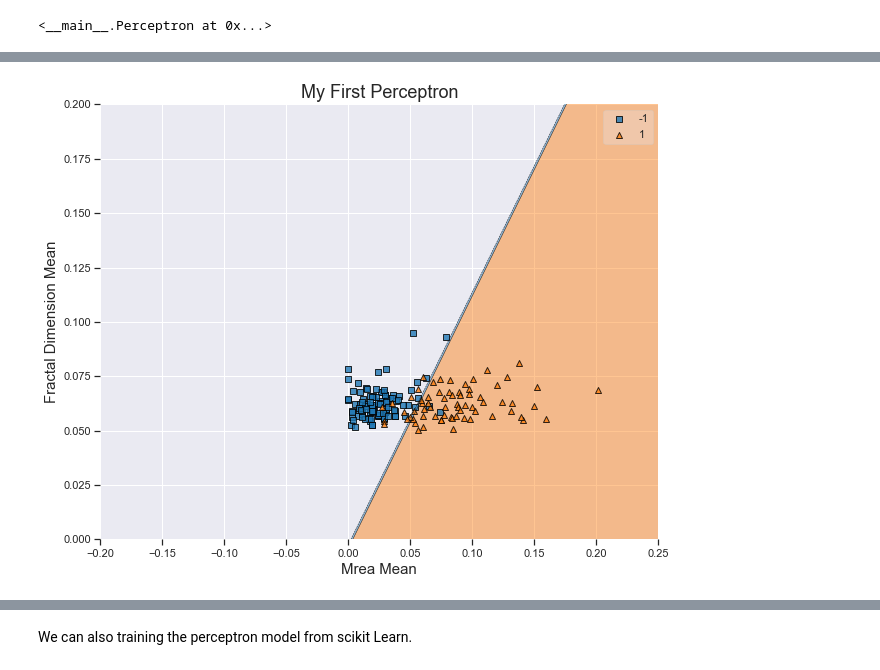
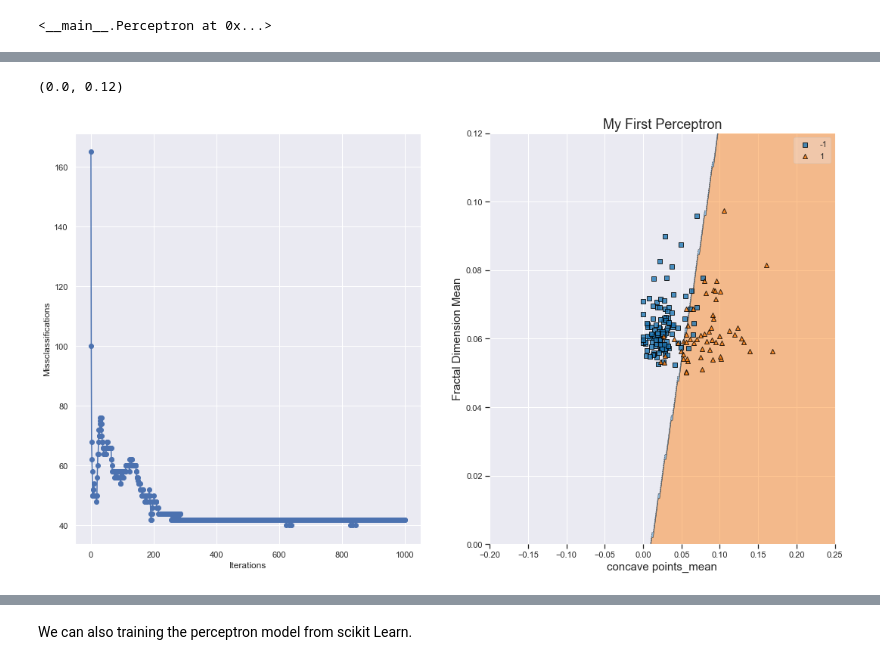
Before and after one commit to TrellixVulnTeam/ThanhLa_Data4319_2I89, a Jupyter notebook: 2. The Perceptron/source_2.ipynb, the cells around one changed output, grey strips where cells are left out. Cells and saved outputs as stored; diff of their text form; code cells hidden in the pictures.

```diff
--- a/2. The Perceptron/source_2.ipynb
+++ b/2. The Perceptron/source_2.ipynb
@@ -110,10 +134,15 @@ Classification Error = 0.07602339181286549
 # %%
-plt.figure(figsize = (10, 8))
-plot_decision_regions(X_test, y_test, clf = perceptron_model)
-plt.title("My First Perceptron", fontsize = 18)
-plt.xlabel("Mrea Mean" , fontsize = 15)
-plt.ylabel("Fractal Dimension Mean", fontsize = 15)
-plt.xlim(-0.2, 0.25)
-plt.ylim(0, 0.2)
-plt.show()
+fig,(ax1, ax2) = plt.subplots(1, 2, figsize=(18,10))
+ax1.plot(range(1, len(perceptron_model.errors_)+1), perceptron_model.errors_,
+         marker = "o",
+         label = "error plot")
+ax1.set_xlabel("Iterations")
+ax1.set_ylabel("Missclassifications")
+
+ax2 = plot_decision_regions(X_test, y_test, clf = perceptron_model)
+ax2.set_title("My First Perceptron", fontsize = 18)
+ax2.set_xlabel('concave points_mean' , fontsize = 15)
+ax2.set_ylabel("Fractal Dimension Mean", fontsize = 15)
+ax2.set_xlim(-0.2, 0.25)
+ax2.set_ylim(0, 0.12)
 # %% [output]
@@ -122 +149,2 @@ plt.show()
+(0.0, 0.12)
-[figure, old version]
+[figure, new version]
```
Also changed, not shown: parts of 13 cells of this notebook, 6 other files.
